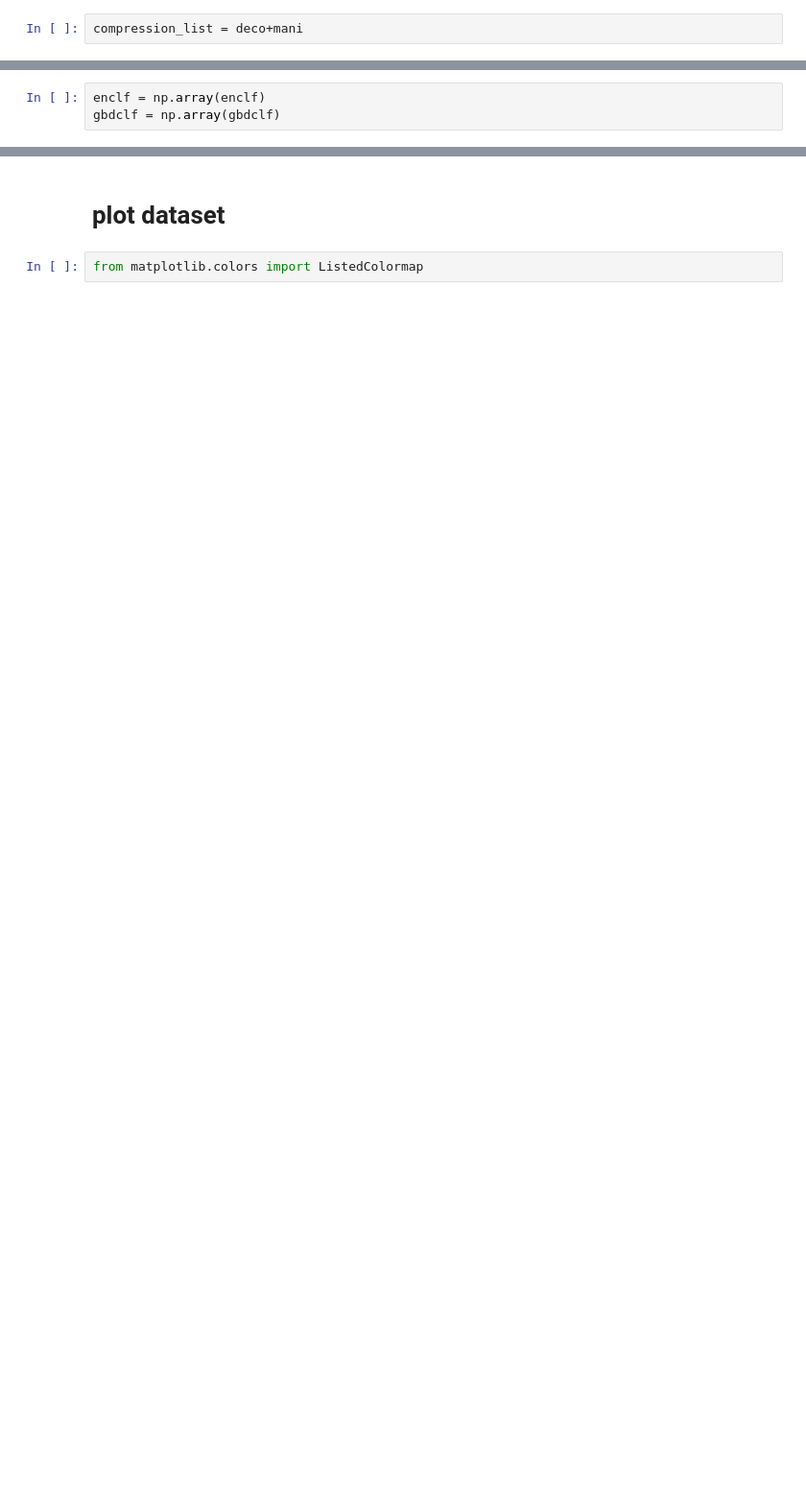
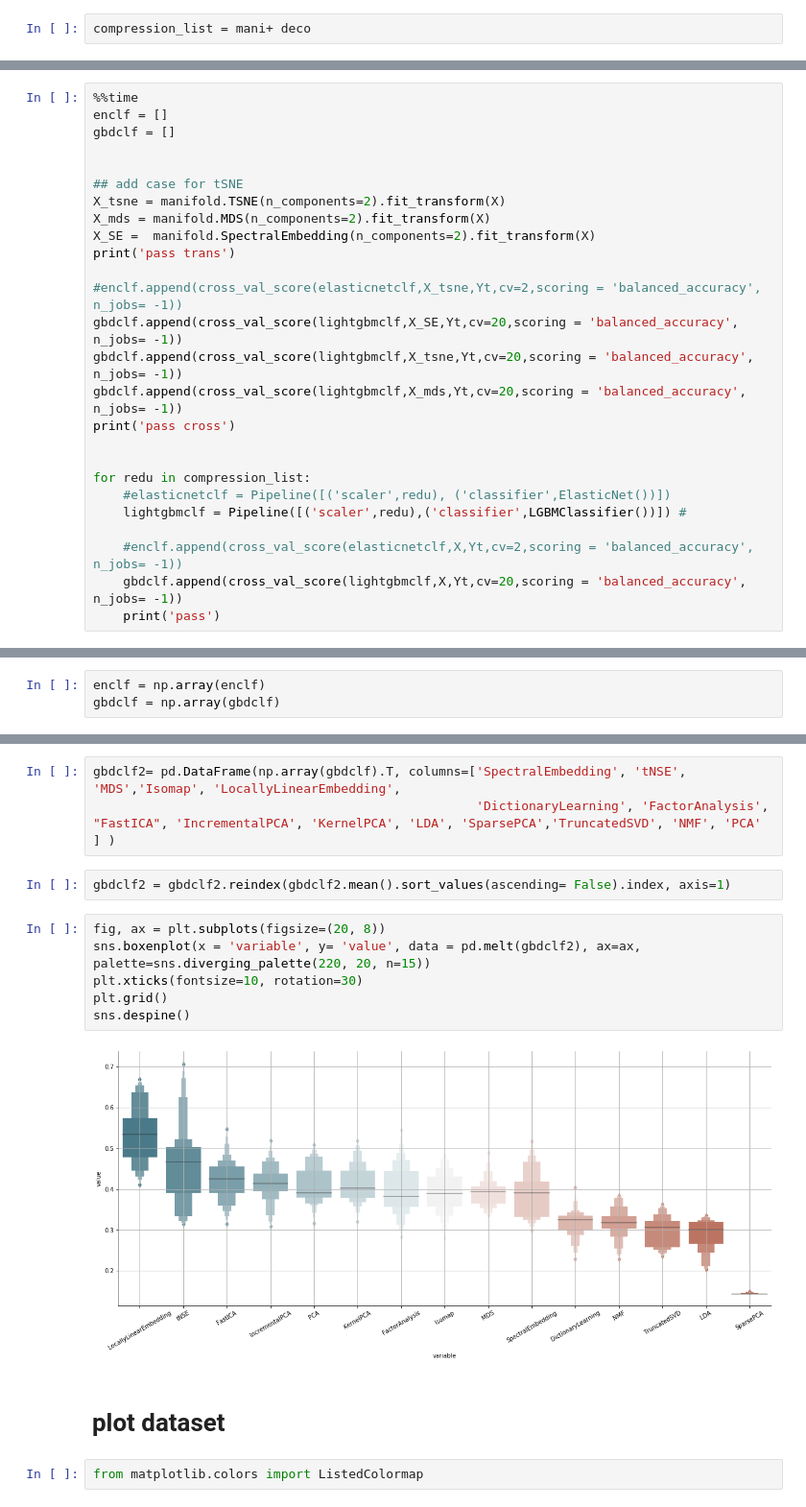
Before and after one commit to sanchestm/genome-vis, a Jupyter notebook: genome vis.ipynb, the cells around one changed output, grey strips where cells are left out. Shown: that part at 96% size. Drawn from its saved outputs; the diff is of its cells as text; blank space fills up the shorter version.

```diff
--- a/genome vis.ipynb
+++ b/genome vis.ipynb
@@ -74,6 +70,6 @@ mani = [
 ]
 # %%
-compression_list = deco+mani
+compression_list = mani+ deco
 # %% [markdown]
 # get X, Y for ML
 # %%
@@ -131,0 +108,26 @@ Wall time: 1h 28min 54s
+# %%
+%%time
+enclf = []
+gbdclf = []
+
+
+## add case for tSNE
+X_tsne = manifold.TSNE(n_components=2).fit_transform(X)
+X_mds = manifold.MDS(n_components=2).fit_transform(X)
+X_SE =  manifold.SpectralEmbedding(n_components=2).fit_transform(X)
+print('pass trans')
+
+#enclf.append(cross_val_score(elasticnetclf,X_tsne,Yt,cv=2,scoring = 'balanced_accuracy', n_jobs= -1))
+gbdclf.append(cross_val_score(lightgbmclf,X_SE,Yt,cv=20,scoring = 'balanced_accuracy',  n_jobs= -1))
+gbdclf.append(cross_val_score(lightgbmclf,X_tsne,Yt,cv=20,scoring = 'balanced_accuracy',  n_jobs= -1))
+gbdclf.append(cross_val_score(lightgbmclf,X_mds,Yt,cv=20,scoring = 'balanced_accuracy',  n_jobs= -1))
+print('pass cross')
+
+
+for redu in compression_list:
+    #elasticnetclf = Pipeline([('scaler',redu), ('classifier',ElasticNet())])
+    lightgbmclf = Pipeline([('scaler',redu),('classifier',LGBMClassifier())]) #
+
+    #enclf.append(cross_val_score(elasticnetclf,X,Yt,cv=2,scoring = 'balanced_accuracy',  n_jobs= -1))
+    gbdclf.append(cross_val_score(lightgbmclf,X,Yt,cv=20,scoring = 'balanced_accuracy',  n_jobs= -1))
+    print('pass')
@@ -149,3 +154,16 @@ sns.scatterplot()
+# %%
+gbdclf2= pd.DataFrame(np.array(gbdclf).T, columns=['SpectralEmbedding', 'tNSE', 'MDS','Isomap', 'LocallyLinearEmbedding',
+                                                   'DictionaryLearning', 'FactorAnalysis', "FastICA", 'IncrementalPCA', 'KernelPCA', 'LDA', 'SparsePCA','TruncatedSVD', 'NMF', 'PCA' ] )
+# %%
+gbdclf2 = gbdclf2.reindex(gbdclf2.mean().sort_values(ascending= False).index, axis=1)
+# %%
+fig, ax = plt.subplots(figsize=(20, 8))
+sns.boxenplot(x = 'variable', y= 'value', data = pd.melt(gbdclf2), ax=ax, palette=sns.diverging_palette(220, 20, n=15))
+plt.xticks(fontsize=10, rotation=30)
+plt.grid()
+sns.despine()
+# %% [output]
+[figure, added]
 # %% [markdown]
 # plot dataset
 # %%
```
Also changed, not shown: parts of 35 cells of this notebook.
